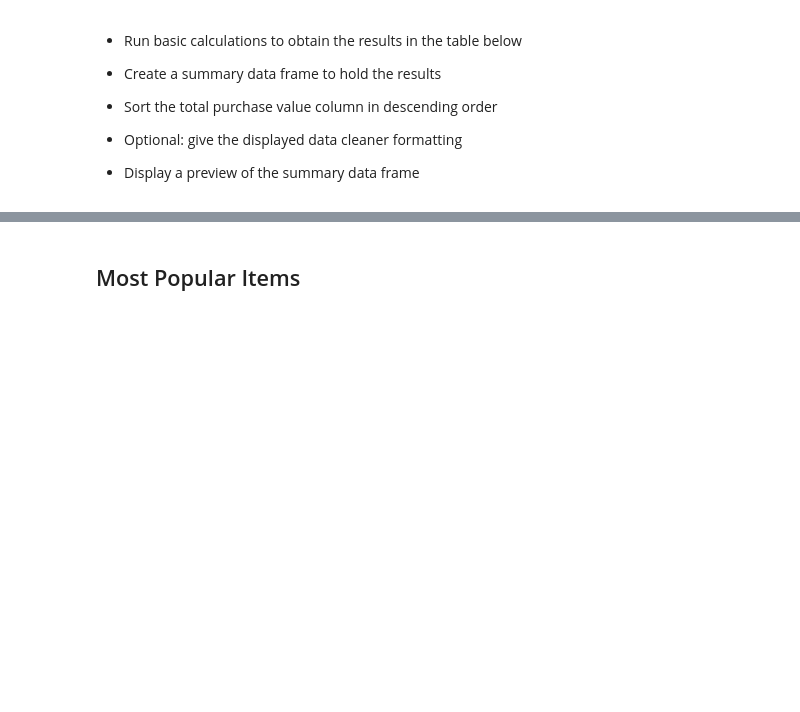
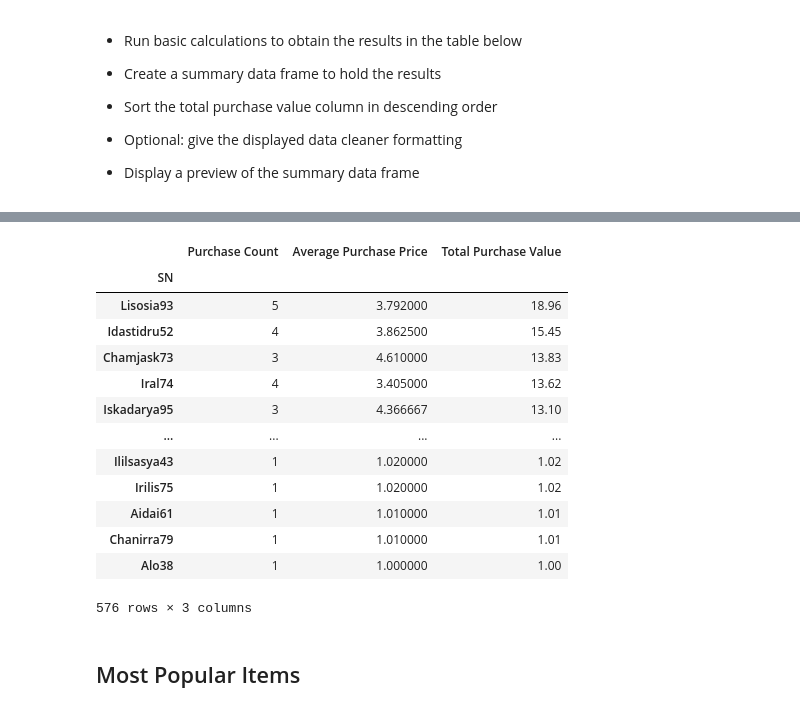
Before and after one commit to Shayoconnell7/pandas-challenge, a Jupyter notebook: HeroesOfPymoli/HeroesOfPymoli_starter.ipynb, the cells around one changed output, grey strips where cells are left out. Drawn from its saved outputs; the diff is of its cells as text; code cells hidden in the pictures; blank space fills up the shorter version.

Commit message:
top spenders

```diff
--- a/HeroesOfPymoli/HeroesOfPymoli_starter.ipynb
+++ b/HeroesOfPymoli/HeroesOfPymoli_starter.ipynb
@@ -258,3 +249,32 @@ age_purchasing_analysis
+# %%
+spenders_group = purchase_data.groupby('SN')
+total_spenders = spenders_group.count()
+total_purchases_bs = spenders_group['Purchase ID'].count()
+avg_purchase_bs = spenders_group['Price'].mean()
+total_value_bs = spenders_group['Price'].sum()
+
+top_spenders = pd.DataFrame({
+    "Purchase Count" : total_purchases_bs,
+    "Average Purchase Price" : avg_purchase_bs,
+    "Total Purchase Value" : total_value_bs
+    })
+sorted_spenders = top_spenders.sort_values("Total Purchase Value", ascending=False)
+sorted_spenders
+# %% [output]
+|  | Purchase Count | Average Purchase Price | Total Purchase Value |
+| SN |  |  |  |
+| Lisosia93 | 5 | 3.792000 | 18.96 |
+| Idastidru52 | 4 | 3.862500 | 15.45 |
+| Chamjask73 | 3 | 4.610000 | 13.83 |
+| Iral74 | 4 | 3.405000 | 13.62 |
+| Iskadarya95 | 3 | 4.366667 | 13.10 |
+| ... | ... | ... | ... |
+| Ililsasya43 | 1 | 1.020000 | 1.02 |
+| Irilis75 | 1 | 1.020000 | 1.02 |
+| Aidai61 | 1 | 1.010000 | 1.01 |
+| Chanirra79 | 1 | 1.010000 | 1.01 |
+| Alo38 | 1 | 1.000000 | 1.00 |
+576 rows × 3 columns
 # %% [markdown]
 ## Most Popular Items
 # %% [markdown]
```
Also changed, not shown: parts of 1 cell of this notebook.
